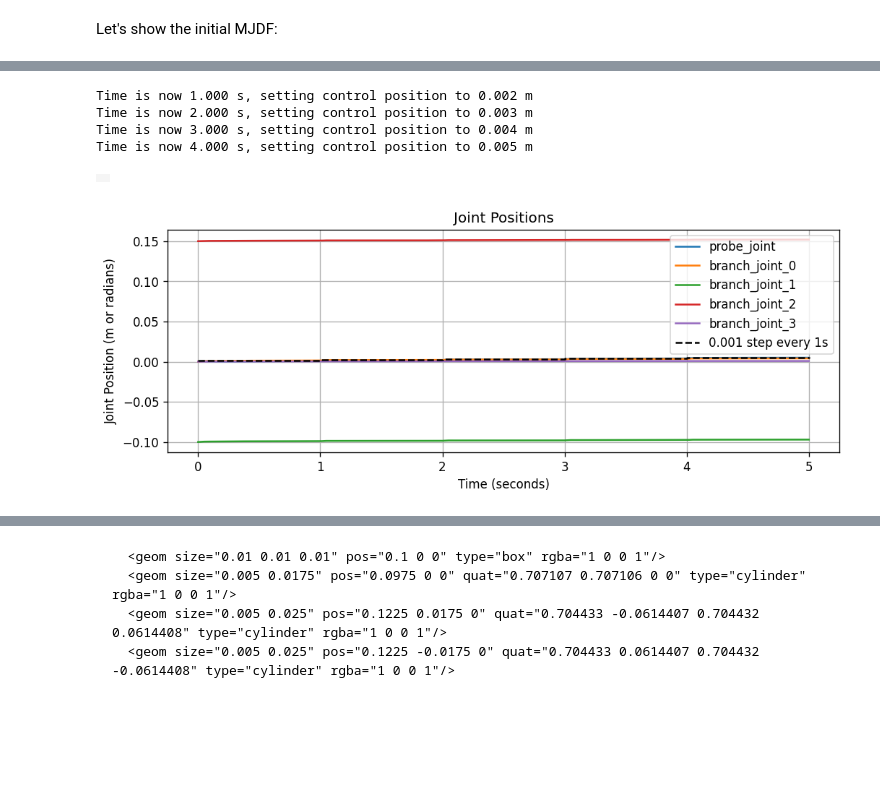
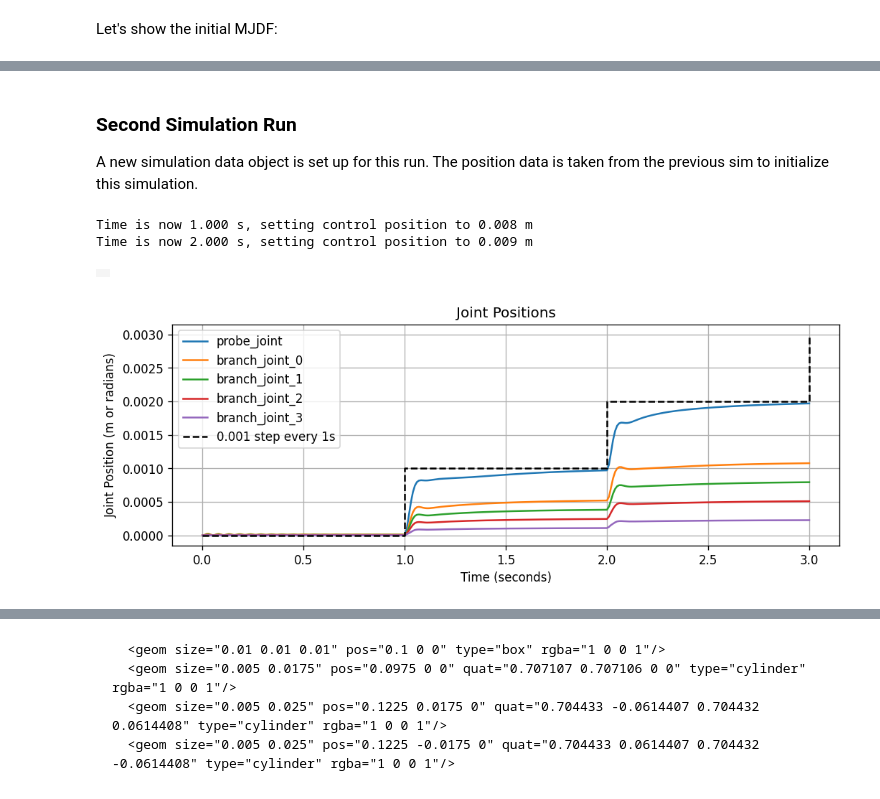
Before and after one commit to Intelligent-Machines-and-Materials-Lab/MuJoCoBlueberryModeling, a Jupyter notebook: src/single_inv_pend_positionControlled.ipynb, the cells around one changed output, grey strips where cells are left out. Drawn from its saved outputs; the diff is of its cells as text; code cells hidden in the pictures; blank space fills up the shorter version.

```diff
--- a/src/single_inv_pend_positionControlled.ipynb
+++ b/src/single_inv_pend_positionControlled.ipynb
@@ -267,38 +279,28 @@ print(data.qpos)
+# %% [markdown]
+### Second Simulation Run
+
+A new simulation data object is set up for this run. The position data is taken from the previous sim to initialize this simulation.
 # %%
-# model = mujoco.MjModel.from_xml_string(hand_model)
+# initialize the state of the simulation
 data = mujoco.MjData(model)
-data.qpos[:] = zero_pos  # set the initial position to the zero springref position
+data.qpos[:] = contact_qpos  # set the initial position to the initial contact point
+init_probe_pos = contact_qpos[0]
 
+# simulation-specific settings
 model.opt.timestep = .00001
-
-DURATION = 5
-framerate = 60
+DURATION = 3
 datacap_rate = 100 # Hz
-CTRL_POS = 0.001 # 1 mm
+CTRL_POS = init_probe_pos # 1 mm
 CTRL_POS_UPDATE_RATE = 1 # s
 
-# Kp = np.array([295])
-# Kd = np.array([.15])
-init_angles = np.zeros(model.njnt)
-
+# variables to put data into lists for later plotting
 timevals = []
 posvals = []
 velvals = []
 forcevals = []
 contact_x_forces = []
+frames_stepped = []
 
-# pre-inertia correction
-# KU=375
-# TU=0.103
-# pid = PID(Kp=KU*.45, Ki=200, Kd=1*KU*TU, setpoint=CTRL_POS, output_limits=(-10, 50))
-
-KU = 625
-TU = 0.095
-pid = PID(Kp=KU*.5, Ki=55, Kd=3*KU*TU, setpoint=CTRL_POS, output_limits=(-10, 50))
-# pid = PID(Kp=62.5, Ki=15, Kd=6*KU*TU, setpoint=CTRL_POS, output_limits=(-10, 50))
-
-frames = []
-# mujoco.mj_resetDataKeyframe(model, data, 0)
 with mujoco.Renderer(model, width=640, height=480) as renderer:
   time_since_last_ctrl_update = 0.0
   while data.time < DURATION:
@@ -310,7 +312,7 @@ with mujoco.Renderer(model, width=640, height=480) as renderer:
 
     # control loop
     current_position = data.qpos[0]
-    ctrl_force = k_equiv*data.qpos[0]+pid(current_position) # relying on sin(theta) appx = theta for small angles
+    ctrl_force = abs(k_equiv*(data.qpos[0]-contact_qpos[0]))+pid(current_position) # relying on sin(theta) appx = theta for small angles
     # ctrl_force = pid(current_position)
     data.ctrl[0] = ctrl_force
 
@@ -352,19 +354,18 @@ with mujoco.Renderer(model, width=640, height=480) as renderer:
         contact_x_forces.append(0.0)
 
     # -- frame rendering --
-    if len(frames) < data.time*framerate:
+    if len(frames_stepped) < data.time*FRAMERATE:
       renderer.update_scene(data)
       pixels = renderer.render()
-      frames.append(pixels)
+      frames_stepped.append(pixels)
 
     time_since_last_ctrl_update += model.opt.timestep
 
-media.show_video(frames, fps=framerate)
+frames = frames_preprocess + frames_stepped
+media.show_video(frames, fps=FRAMERATE)
 # %% [output]
-Time is now 1.000 s, setting control position to 0.002 m
-Time is now 2.000 s, setting control position to 0.003 m
-Time is now 3.000 s, setting control position to 0.004 m
-Time is now 4.000 s, setting control position to 0.005 m
+Time is now 1.000 s, setting control position to 0.008 m
+Time is now 2.000 s, setting control position to 0.009 m
 |  |
 # %%
 dpi = 120
@@ -373,36 +374,36 @@ height = 400
 figsize = (width/dpi, height/dpi)
 fig, ax = plt.subplots(figsize=figsize, dpi=dpi)
 
 pos_array = np.array(posvals)  # shape: (timesteps, njnt)
   # shape: (timesteps, njnt)
 for j in range(model.njnt):
     # Get joint name using the MuJoCo API
     joint_name = model.joint(j).name
-    ax.plot(timevals, pos_array[:, j], label=joint_name)
+    ax.plot(timevals, pos_array[:, j]-contact_qpos[j], label=joint_name)
 
 
 ax.set_title("Joint Positions")
 ax.set_ylabel("Joint Position (m or radians)")
 ax.set_xlabel("Time (seconds)")
 
 # Add a reference line that steps up by 0.001 every 1 second
 step_height = 0.001
 step_interval = 1.0
 step_times = np.arange(0, timevals[-1]+step_interval, step_interval)
 step_values = np.arange(0, step_height*len(step_times), step_height)
 # Interpolate to match the timevals for plotting as a step function
 step_ref = np.zeros_like(timevals)
 for i, t in enumerate(timevals):
     idx = np.searchsorted(step_times, t, side='right')
-    step_ref[i] = step_values[idx] if idx < len(step_values) else step_values[-1]
+    step_ref[i] = step_values[idx-1]
 ax.step(timevals, step_ref, where='post', linestyle='--', color='black', label='0.001 step every 1s')
 ax.legend()
 ax.grid(True)
 
 # filename = f"../images/plots/joint_positions_kv{int(model.actuator(0).gainprm[0])}_dt{model.opt.timestep}.png"
 # fig.savefig(filename)
 # %% [output]
-[figure, old version]
+[figure, new version]
 # %%
 force_array = np.array(forcevals)  # shape: (timesteps, n_actuator)
 fig, ax = plt.subplots(figsize=(8, 4))
```
Also changed, not shown: parts of 10 cells of this notebook.
